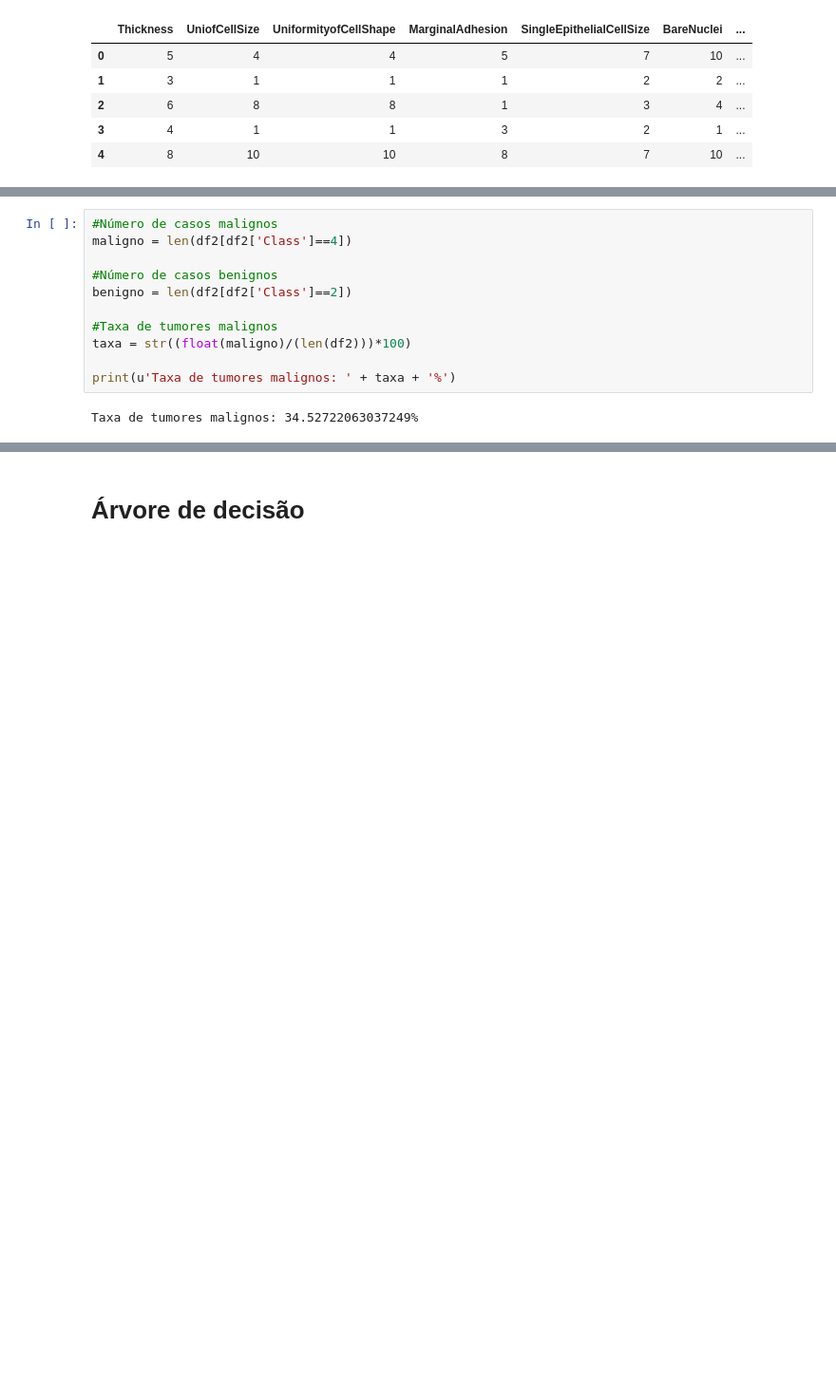
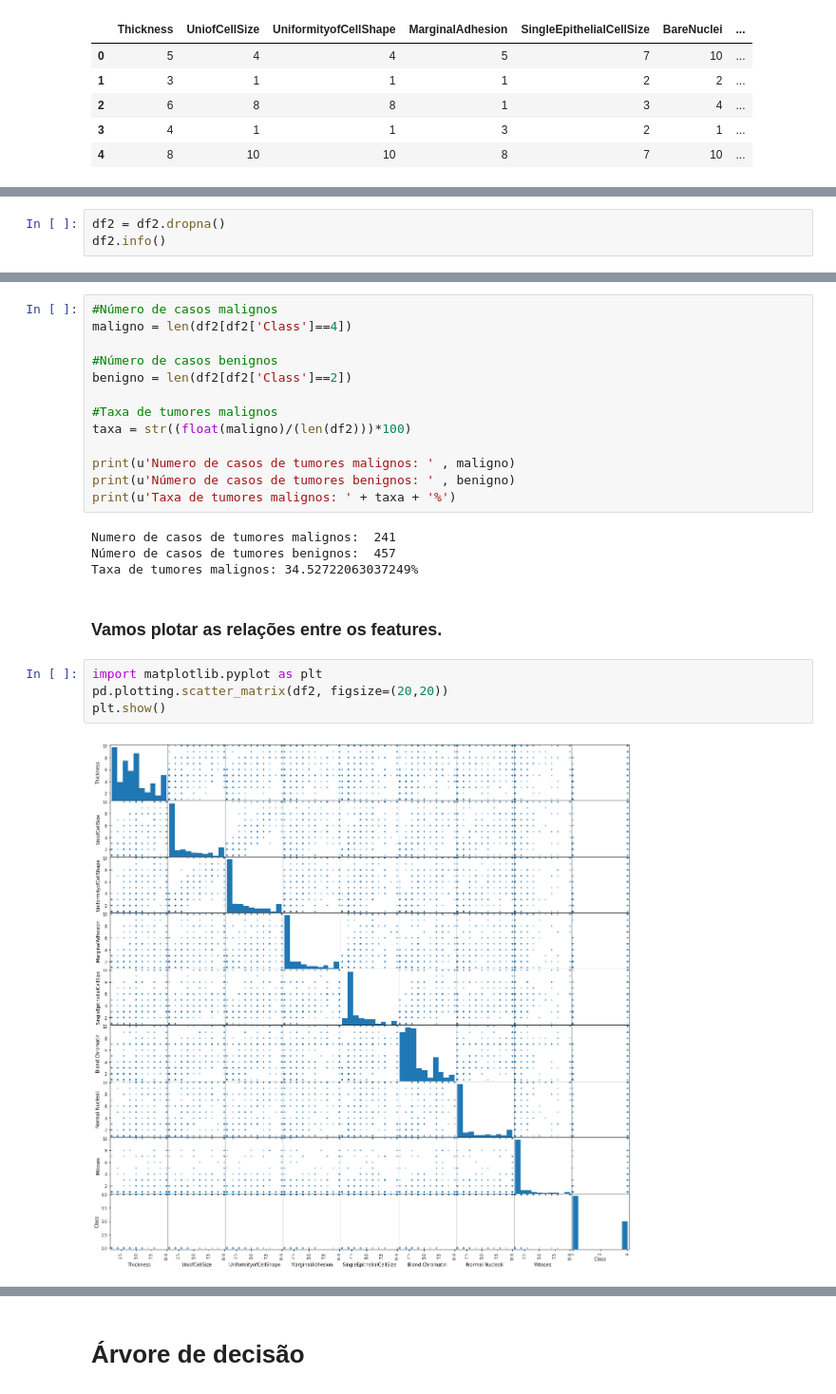
Before and after one commit to kalinest/DataScienceProject, a Jupyter notebook: Wisconsin Breast Cancer Database Analysis.ipynb, the cells around one changed output, grey strips where cells are left out. Shown at 95% size. Drawn from its saved outputs; the diff is of its cells as text; blank space fills up the shorter version.

```diff
--- a/Wisconsin Breast Cancer Database Analysis.ipynb
+++ b/Wisconsin Breast Cancer Database Analysis.ipynb
@@ -70,0 +94,3 @@ df2.shape
+# %%
+df2 = df2.dropna()
+df2.info()
@@ -78,6 +120,18 @@ benigno = len(df2[df2['Class']==2])
 #Taxa de tumores malignos
 taxa = str((float(maligno)/(len(df2)))*100)
 
+print(u'Numero de casos de tumores malignos: ' , maligno)
+print(u'Número de casos de tumores benignos: ' , benigno)
 print(u'Taxa de tumores malignos: ' + taxa + '%')
 # %% [output]
+Numero de casos de tumores malignos:  241
+Número de casos de tumores benignos:  457
 Taxa de tumores malignos: 34.52722063037249%
+# %% [markdown]
+### Vamos plotar as relações entre os features.
+# %%
+import matplotlib.pyplot as plt
+pd.plotting.scatter_matrix(df2, figsize=(20,20))
+plt.show()
+# %% [output]
+[figure, added]
```
Also changed, not shown: parts of 22 cells of this notebook.
